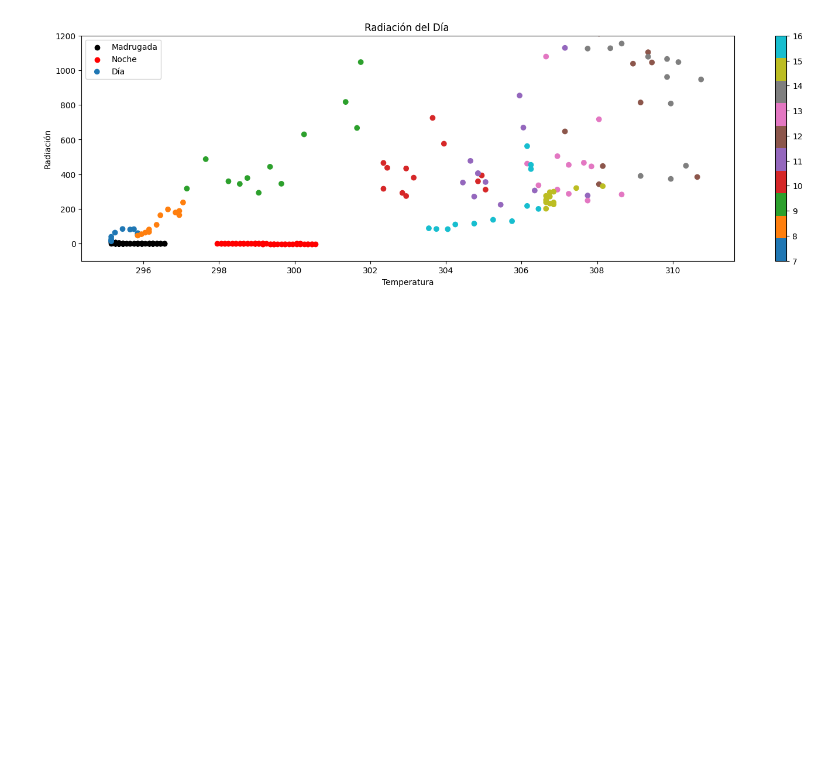
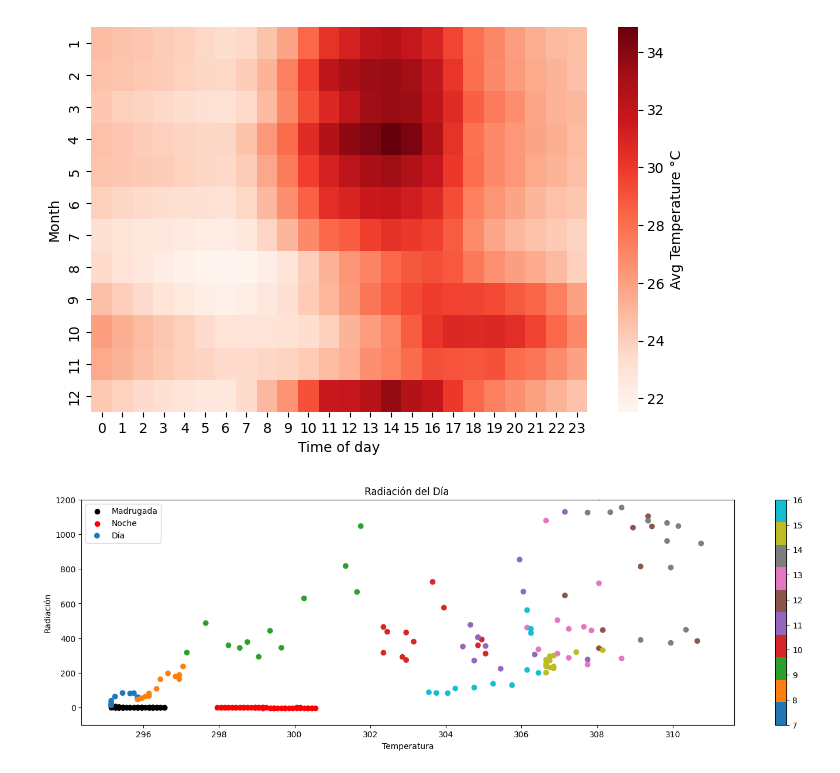
Before and after one commit to cristianzambrano/Solar_Radiation_Forecasting_inUTEQ_Scripts, a Jupyter notebook: Radiación.ipynb, the cells around one changed output. Cells and saved outputs as stored; diff of their text form; code cells hidden in the pictures; blank space fills up the shorter version.

```diff
--- a/Radiación.ipynb
+++ b/Radiación.ipynb
@@ -1,18 +1,25 @@
 # %%
 import seaborn as sns
 import pandas as pd
-df_radiacion = pd.read_csv('datos.csv', sep=";")
+df_radiacion = pd.read_csv('datos.csv', sep=",")
 #df_radiacion = df_radiacion[df_radiacion['Fecha']=='2020-05-02']
 #df_radiacion=df_radiacion.groupby('Hora', as_index=False)['Temperatura','Radiacion'].mean()
 df_radiacion['Mes'] = pd.to_datetime(df_radiacion['Fecha'], format='%Y-%m-%d').dt.strftime('%m').astype('int')
 df_radiacion['Temperatura'] = df_radiacion['Temperatura'] - 273.15
 df_radiacion.head(n=15)
-df_radiacion=df_radiacion.groupby(['Mes','Hora'], as_index=False)['Temperatura','Radiacion'].mean()
+df_radiacion=df_radiacion.groupby(['Mes','Hora'], as_index=False)[['Temperatura','Radiacion']].mean()
 df_radiacion = df_radiacion.pivot(index='Mes', columns='Hora', values='Temperatura')
 df_radiacion.style.format()
 import matplotlib.pyplot as plt
-fig, axes = plt.subplots(figsize=(12, 5))
-sns.heatmap(data=df_radiacion, cmap = 'Reds', annot=False)
+fig, axes = plt.subplots(figsize=(8, 5))
+ax = sns.heatmap(data=df_radiacion, cmap = 'Reds', annot=False)
+plt.xlabel('Time of day')
+plt.ylabel('Month')
+
+cbar = ax.collections[0].colorbar
+cbar.set_label('Avg Temperature °C')
+# %% [output]
+[figure, added]
 # %%
 import pandas as pd
 
```
Also changed, not shown: parts of 2 cells of this notebook, 2 other files.
